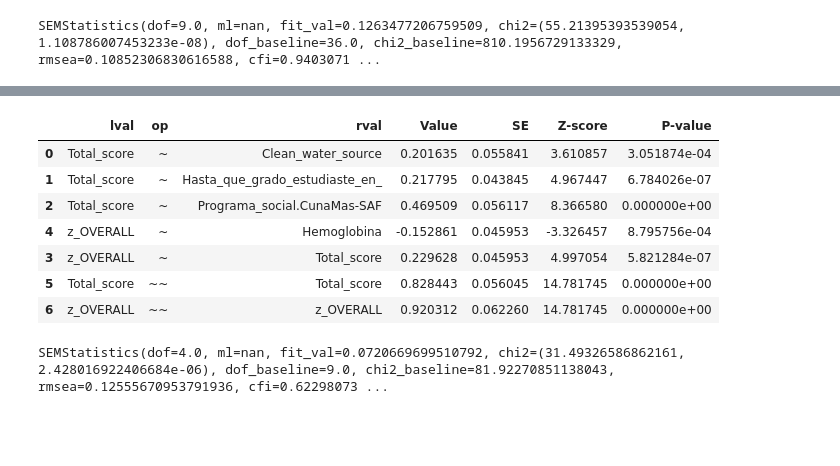
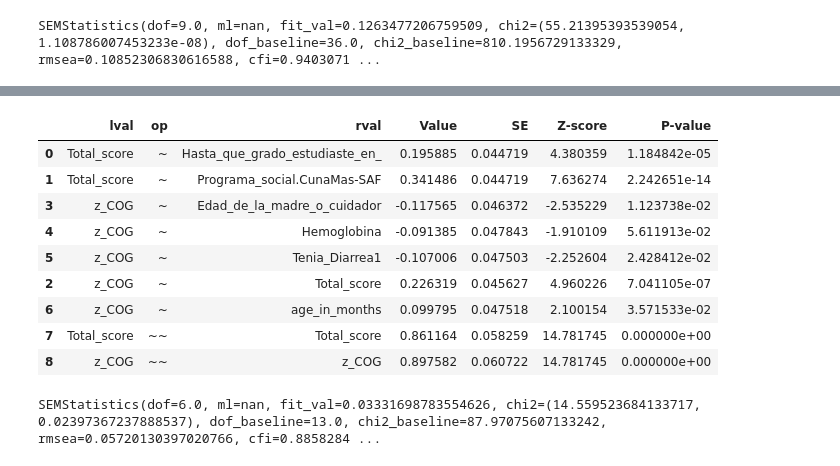
Before and after one commit to cmwestgard/Elementos, a Jupyter notebook: notebook/baseline_paper.ipynb, the cells around one changed output, grey strips where cells are left out. Saved outputs shown, nothing was run; the diff lists cells and outputs as text; code cells hidden in the pictures; blank space fills up the shorter version.

```diff
--- a/notebook/baseline_paper.ipynb
+++ b/notebook/baseline_paper.ipynb
@@ -60,5 +67,9 @@ baseline2.head()
 ##### basic stats
 # %%
 #np.nanmean(baseline2.Total_score)
-baseline2['Clean_water_source'] = baseline2['Clean_water_source'].replace([2],'NaN')
-baseline2.sort_values(by=['Clean_water_source'])
+#baseline2['Clean_water_source'] = baseline2['Clean_water_source'].replace([2],0)
+
+
+baseline2['Hasta_que_grado_estudiaste_en_'] = baseline2['Hasta_que_grado_estudiaste_en_'].replace([5],4)
+baseline2['Hasta_que_grado_estudiaste_en_'] = baseline2['Hasta_que_grado_estudiaste_en_'].replace([6],4)
+baseline2['csex'] = baseline2['csex'].replace([2],0)
@@ -247,26 +244,37 @@ model = Model(mod2)
+# %%
+#Start from here
+
+mod2 = """z_COG ~ Total_score + Hemoglobina + Tenia_Diarrea1 + age_in_months + Edad_de_la_madre_o_cuidador
+          Total_score ~ Hasta_que_grado_estudiaste_en_ + Programa_social.CunaMas-SAF
+      """
+
+model = Model(mod2)
 # %%
-#variables = {'Hasta_que_grado_estudiaste_en_', 'Clean_water_source', 'Household_wealth_tv.radio.teli.cementfloor', 'Programa_social.CunaMas-SAF'}
+#variables = {'Hasta_que_grado_estudiaste_en_', 'Hemoglobina', 'Tenia_Diarrea1', 'Programa_social.CunaMas-SAF'}
 model.load_dataset(baseline2, ordcor=True)
 
 from semopy import Optimizer
 opt2 = Optimizer(model)
-opt2.optimize()
+opt2.optimize(objective='MLW')
+opt2.optimize(method="L-BFGS-B")
 
 from semopy import inspect
 inspect(opt2)
 # %% [output]
 |  | lval | op | rval | Value | SE | Z-score | P-value |
-| 0 | Total_score | ~ | Clean_water_source | 0.201635 | 0.055841 | 3.610857 | 3.051874e-04 |
-| 1 | Total_score | ~ | Hasta_que_grado_estudiaste_en_ | 0.217795 | 0.043845 | 4.967447 | 6.784026e-07 |
-| 2 | Total_score | ~ | Programa_social.CunaMas-SAF | 0.469509 | 0.056117 | 8.366580 | 0.000000e+00 |
-| 4 | z_OVERALL | ~ | Hemoglobina | -0.152861 | 0.045953 | -3.326457 | 8.795756e-04 |
-| 3 | z_OVERALL | ~ | Total_score | 0.229628 | 0.045953 | 4.997054 | 5.821284e-07 |
-| 5 | Total_score | ~~ | Total_score | 0.828443 | 0.056045 | 14.781745 | 0.000000e+00 |
-| 6 | z_OVERALL | ~~ | z_OVERALL | 0.920312 | 0.062260 | 14.781745 | 0.000000e+00 |
+| 0 | Total_score | ~ | Hasta_que_grado_estudiaste_en_ | 0.195885 | 0.044719 | 4.380359 | 1.184842e-05 |
+| 1 | Total_score | ~ | Programa_social.CunaMas-SAF | 0.341486 | 0.044719 | 7.636274 | 2.242651e-14 |
+| 3 | z_COG | ~ | Edad_de_la_madre_o_cuidador | -0.117565 | 0.046372 | -2.535229 | 1.123738e-02 |
+| 4 | z_COG | ~ | Hemoglobina | -0.091385 | 0.047843 | -1.910109 | 5.611913e-02 |
+| 5 | z_COG | ~ | Tenia_Diarrea1 | -0.107006 | 0.047503 | -2.252604 | 2.428412e-02 |
+| 2 | z_COG | ~ | Total_score | 0.226319 | 0.045627 | 4.960226 | 7.041105e-07 |
+| 6 | z_COG | ~ | age_in_months | 0.099795 | 0.047518 | 2.100154 | 3.571533e-02 |
+| 7 | Total_score | ~~ | Total_score | 0.861164 | 0.058259 | 14.781745 | 0.000000e+00 |
+| 8 | z_COG | ~~ | z_COG | 0.897582 | 0.060722 | 14.781745 | 0.000000e+00 |
 # %%
 from semopy import gather_statistics
 #fit statistics
 stats = gather_statistics(opt2)
 print(stats)
 # %% [output]
-SEMStatistics(dof=4.0, ml=nan, fit_val=0.0720669699510792, chi2=(31.49326586862161, 2.428016922406684e-06), dof_baseline=9.0, chi2_baseline=81.92270851138043, rmsea=0.12555670953791936, cfi=0.62298073 ...
+SEMStatistics(dof=6.0, ml=nan, fit_val=0.03331698783554626, chi2=(14.559523684133717, 0.02397367237888537), dof_baseline=13.0, chi2_baseline=87.97075607133242, rmsea=0.05720130397020766, cfi=0.8858284 ...
```
Also changed, not shown: parts of 10 cells of this notebook.
